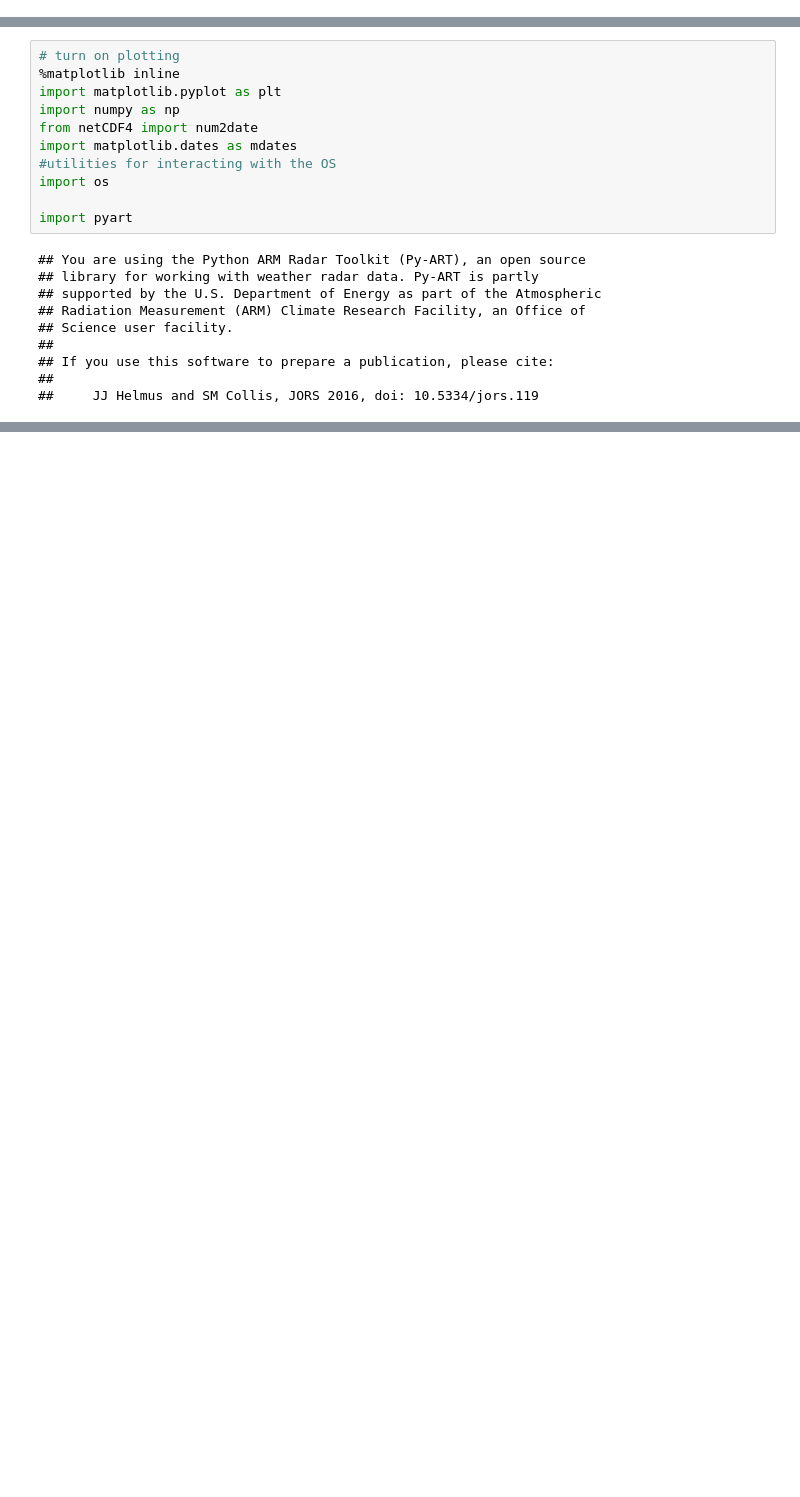
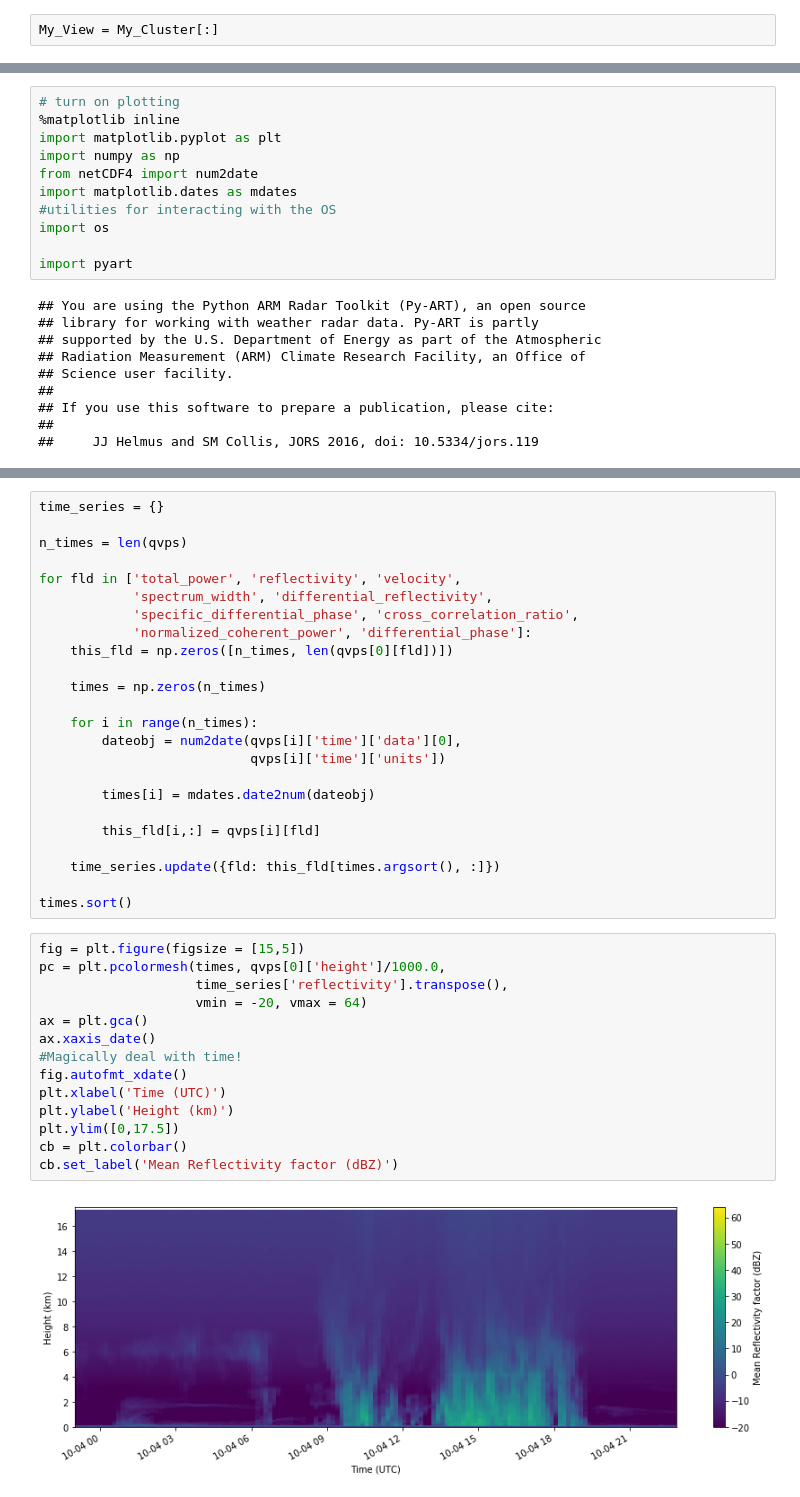
Before and after one commit to jhemedin/qvp, a Jupyter notebook: notebooks/qvp.ipynb, the cells around one changed output, grey strips where cells are left out. Saved outputs shown, nothing was run; the diff lists cells and outputs as text; blank space fills up the shorter version.

```diff
--- a/notebooks/qvp.ipynb
+++ b/notebooks/qvp.ipynb
@@ -0,0 +5,2 @@
+# %%
+My_View = My_Cluster[:]
@@ -125,0 +171,40 @@ Text(0, 0.5, 'Height Above Ground (km)')
+# %%
+time_series = {}
+
+n_times = len(qvps)
+
+for fld in ['total_power', 'reflectivity', 'velocity',
+            'spectrum_width', 'differential_reflectivity',
+            'specific_differential_phase', 'cross_correlation_ratio',
+            'normalized_coherent_power', 'differential_phase']:
+    this_fld = np.zeros([n_times, len(qvps[0][fld])])
+
+    times = np.zeros(n_times)
+
+    for i in range(n_times):
+        dateobj = num2date(qvps[i]['time']['data'][0],
+                           qvps[i]['time']['units'])
+
+        times[i] = mdates.date2num(dateobj)
+
+        this_fld[i,:] = qvps[i][fld]
+
+    time_series.update({fld: this_fld[times.argsort(), :]})
+
+times.sort()
+# %%
+fig = plt.figure(figsize = [15,5])
+pc = plt.pcolormesh(times, qvps[0]['height']/1000.0,
+                    time_series['reflectivity'].transpose(),
+                    vmin = -20, vmax = 64)
+ax = plt.gca()
+ax.xaxis_date()
+#Magically deal with time!
+fig.autofmt_xdate()
+plt.xlabel('Time (UTC)')
+plt.ylabel('Height (km)')
+plt.ylim([0,17.5])
+cb = plt.colorbar()
+cb.set_label('Mean Reflectivity factor (dBZ)')
+# %% [output]
+[figure, added]
```
Also changed, not shown: parts of 17 cells of this notebook.
